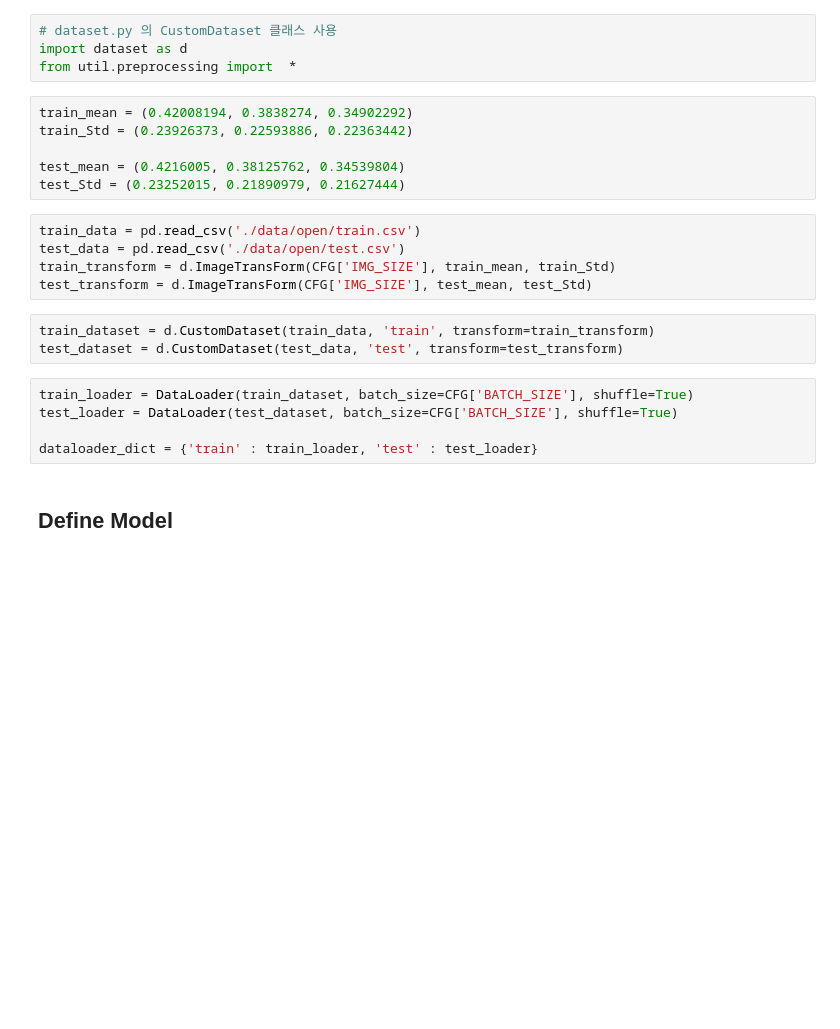
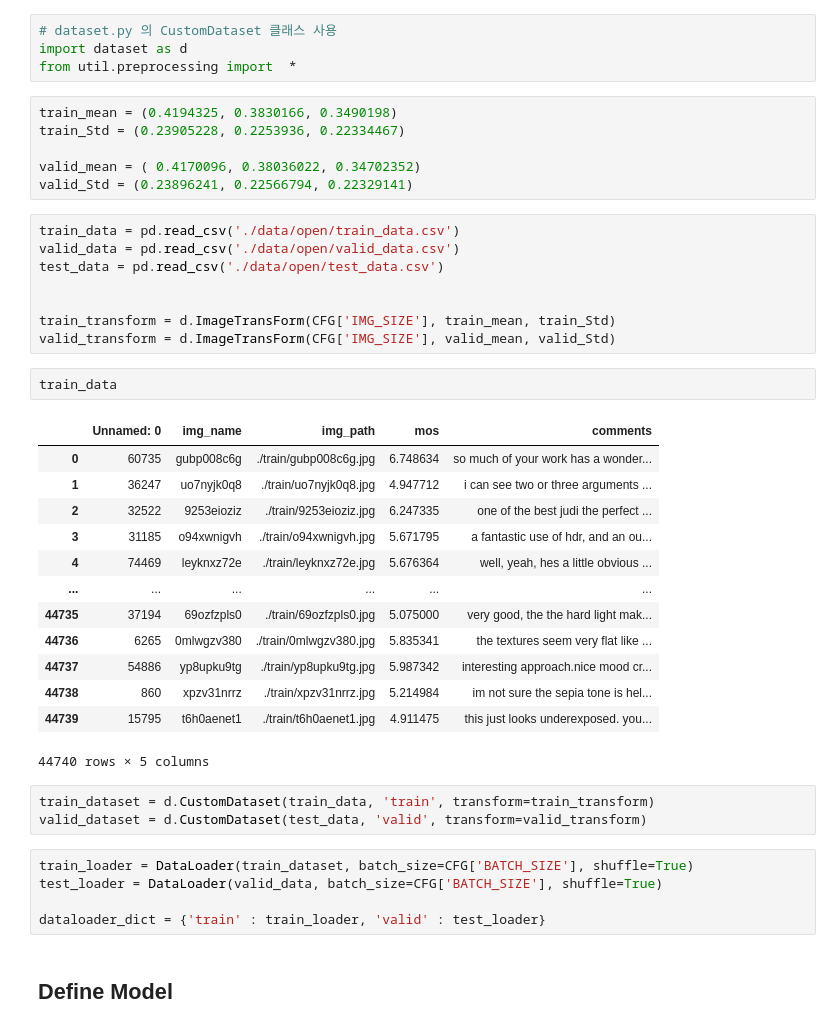
Before and after one commit to magnet9805/Samsung-AI-Challenge-IQA, a Jupyter notebook: main.ipynb, the cells around one changed output. Cells and saved outputs as stored; diff of their text form; blank space fills up the shorter version.

```diff
--- a/main.ipynb
+++ b/main.ipynb
@@ -52,24 +52,43 @@ seed_everything(CFG['SEED']) # Seed 고정
 import dataset as d
 from util.preprocessing import  *
 # %%
-train_mean = (0.42008194, 0.3838274, 0.34902292)
-train_Std = (0.23926373, 0.22593886, 0.22363442)
+train_mean = (0.4194325, 0.3830166, 0.3490198)
+train_Std = (0.23905228, 0.2253936, 0.22334467)
 
-test_mean = (0.4216005, 0.38125762, 0.34539804)
-test_Std = (0.23252015, 0.21890979, 0.21627444)
+valid_mean = ( 0.4170096, 0.38036022, 0.34702352)
+valid_Std = (0.23896241, 0.22566794, 0.22329141)
 # %%
-train_data = pd.read_csv('./data/open/train.csv')
-test_data = pd.read_csv('./data/open/test.csv')
+train_data = pd.read_csv('./data/open/train_data.csv')
+valid_data = pd.read_csv('./data/open/valid_data.csv')
+test_data = pd.read_csv('./data/open/test_data.csv')
+
+
 train_transform = d.ImageTransForm(CFG['IMG_SIZE'], train_mean, train_Std)
-test_transform = d.ImageTransForm(CFG['IMG_SIZE'], test_mean, test_Std)
+valid_transform = d.ImageTransForm(CFG['IMG_SIZE'], valid_mean, valid_Std)
+# %%
+train_data
+# %% [output]
+|  | Unnamed: 0 | img_name | img_path | mos | comments |
+| 0 | 60735 | gubp008c6g | ./train/gubp008c6g.jpg | 6.748634 | so much of your work has a wonder... |
+| 1 | 36247 | uo7nyjk0q8 | ./train/uo7nyjk0q8.jpg | 4.947712 | i can see two or three arguments ... |
+| 2 | 32522 | 9253eioziz | ./train/9253eioziz.jpg | 6.247335 | one of the best judi the perfect ... |
+| 3 | 31185 | o94xwnigvh | ./train/o94xwnigvh.jpg | 5.671795 | a fantastic use of hdr, and an ou... |
+| 4 | 74469 | leyknxz72e | ./train/leyknxz72e.jpg | 5.676364 | well, yeah, hes a little obvious ... |
+| ... | ... | ... | ... | ... | ... |
+| 44735 | 37194 | 69ozfzpls0 | ./train/69ozfzpls0.jpg | 5.075000 | very good, the the hard light mak... |
+| 44736 | 6265 | 0mlwgzv380 | ./train/0mlwgzv380.jpg | 5.835341 | the textures seem very flat like ... |
+| 44737 | 54886 | yp8upku9tg | ./train/yp8upku9tg.jpg | 5.987342 | interesting approach.nice mood cr... |
+| 44738 | 860 | xpzv31nrrz | ./train/xpzv31nrrz.jpg | 5.214984 | im not sure the sepia tone is hel... |
+| 44739 | 15795 | t6h0aenet1 | ./train/t6h0aenet1.jpg | 4.911475 | this just looks underexposed. you... |
+44740 rows × 5 columns
 # %%
 train_dataset = d.CustomDataset(train_data, 'train', transform=train_transform)
-test_dataset = d.CustomDataset(test_data, 'test', transform=test_transform)
+valid_dataset = d.CustomDataset(test_data, 'valid', transform=valid_transform)
 # %%
 train_loader = DataLoader(train_dataset, batch_size=CFG['BATCH_SIZE'], shuffle=True)
-test_loader = DataLoader(test_dataset, batch_size=CFG['BATCH_SIZE'], shuffle=True)
+test_loader = DataLoader(valid_data, batch_size=CFG['BATCH_SIZE'], shuffle=True)
 
-dataloader_dict = {'train' : train_loader, 'test' : test_loader}
+dataloader_dict = {'train' : train_loader, 'valid' : test_loader}
 # %% [markdown]
 ## Define Model
 # %%
```
Also changed, not shown: parts of 2 cells of this notebook, 1 other file.
